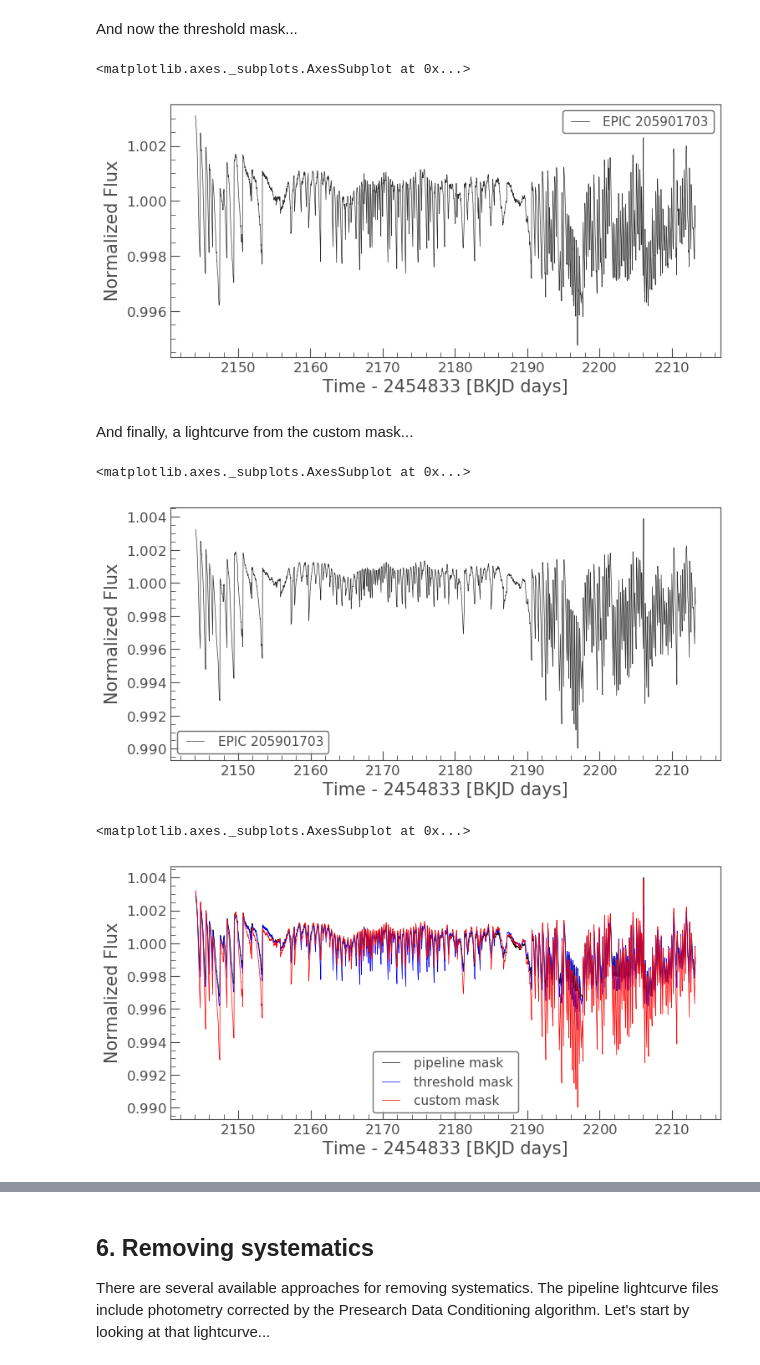
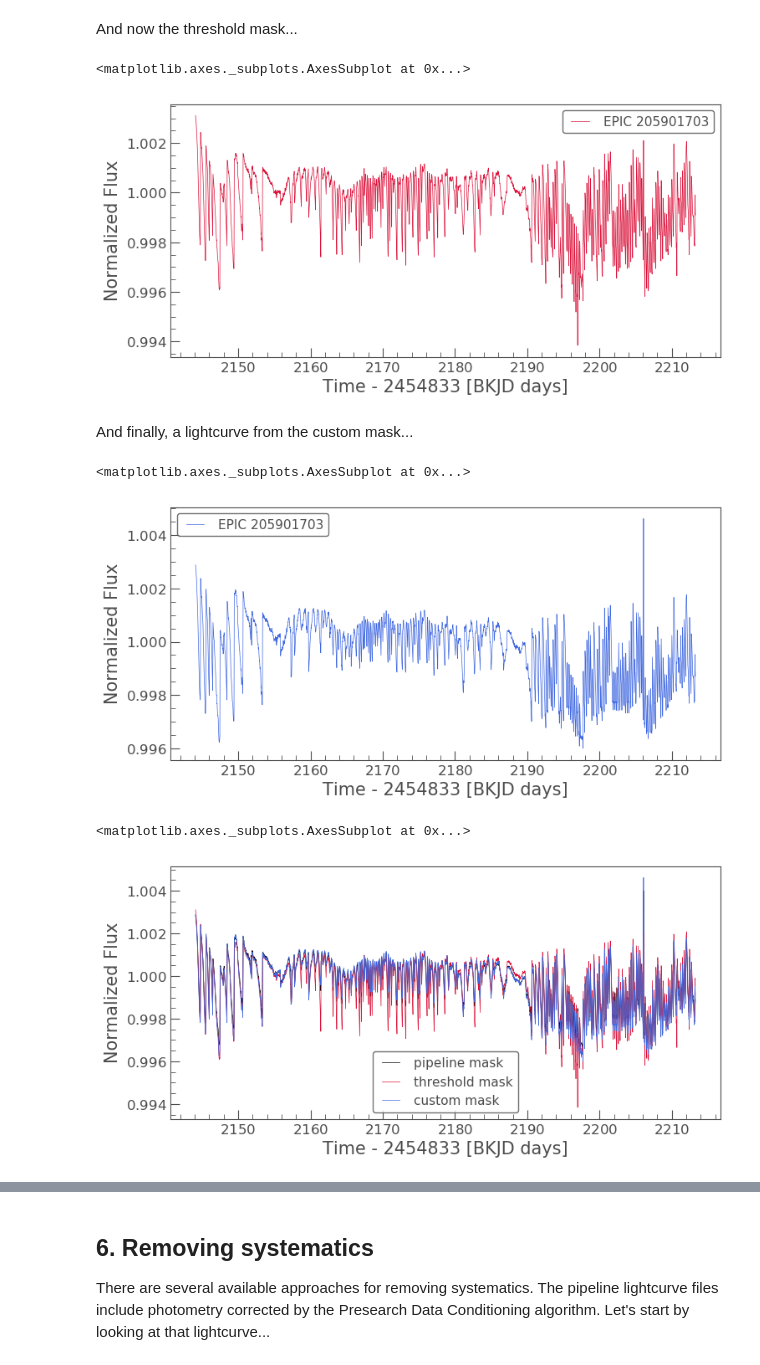
Before and after one commit to jessie-dotson/my-tutorials, a Jupyter notebook: Lightkurve demo July 2019.ipynb, the cells around one changed output, grey strips where cells are left out. Saved outputs shown, nothing was run; the diff lists cells and outputs as text; code cells hidden in the pictures.

```diff
--- a/Lightkurve demo July 2019.ipynb
+++ b/Lightkurve demo July 2019.ipynb
@@ -140,6 +167,4 @@ If you create a lightcurve interactively that you want to keep, just use the *Sa
 
 Your new lightcurve can be read in as a LightCurve object, just like you would for any of the pipeline products.
 # %%
-interact_lcf = lk.open("ktwo205901703-c03_lpd-targ-custom-lc.fits")
-
-interact_lcf.plot()
+k2_interact_lcf = lk.open("ktwo205901703-c03_lpd-targ-custom-lc.fits")
@@ -148,4 +171,5 @@ interact_lcf.plot()
 # %% [markdown]
 And your custom aperture mask is there in the HDU waiting for you!
 # %%
-custom_mask = interact_lcf.hdu['APERTURE'].data > 1
+k2_custom_mask = k2_interact_lcf.hdu['APERTURE'].data > 1
+k2_tpf.plot(aperture_mask=k2_custom_mask)
@@ -182,25 +238,25 @@ k2_lcf.plot()
 # %% [markdown]
 And now the threshold mask...
 # %%
-threshold_lcf = k2_tpf.to_lightcurve(aperture_mask=threshold_mask)
+k2_threshold_lc = k2_tpf.to_lightcurve(aperture_mask=k2_threshold_mask)
 
-threshold_lcf.plot()
+k2_threshold_lc.plot(color="crimson")
 # %% [output]
 <matplotlib.axes._subplots.AxesSubplot at 0x...>
-[figure, old version]
+[figure, new version]
 # %% [markdown]
 And finally, a lightcurve from the custom mask...
 # %%
-custom_lcf = k2_tpf.to_lightcurve(aperture_mask = custom_mask)
+k2_custom_lc = k2_tpf.to_lightcurve(aperture_mask = k2_custom_mask)
 
-custom_lcf.plot()
+k2_custom_lc.plot(color="royalblue")
 # %% [output]
 <matplotlib.axes._subplots.AxesSubplot at 0x...>
-[figure, old version]
+[figure, new version]
 # %%
-ax = k2_lcf.plot(color="k",linestyle="-",label='pipeline mask')  #black
-ax = threshold_lcf.plot(ax=ax,color="b",linestyle='-',label='threshold mask')  #blue
-custom_lcf.plot(ax=ax,color="r",linestyle="-",label='custom mask')  #red
+ax = k2_lc.plot(color="k",linestyle="-",label='pipeline mask')  #black
+ax = k2_threshold_lc.plot(ax=ax,color="crimson",linestyle='-',label='threshold mask')  #blue
+k2_custom_lc.plot(ax=ax,color="royalblue",linestyle="-",label='custom mask')  #red
 # %% [output]
 <matplotlib.axes._subplots.AxesSubplot at 0x...>
-[figure, old version]
+[figure, new version]
```
Also changed, not shown: parts of 41 cells of this notebook, 3 other files.
